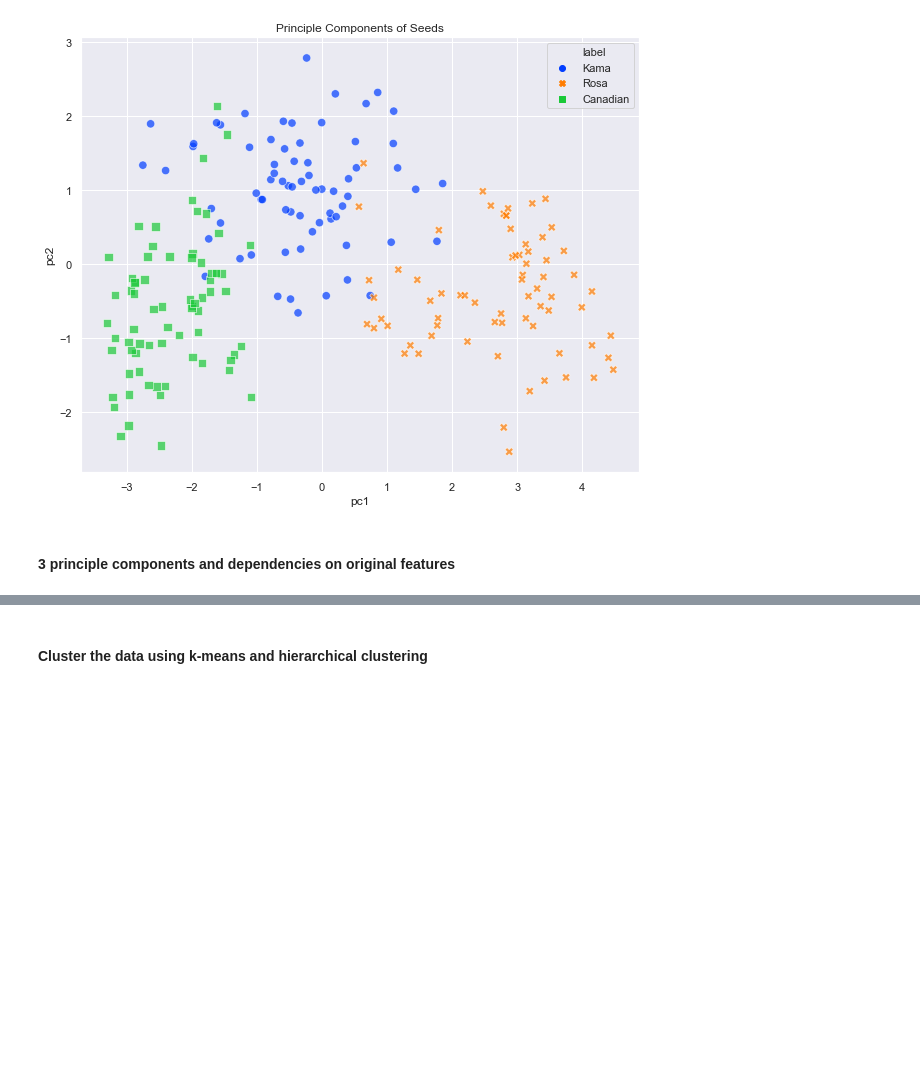
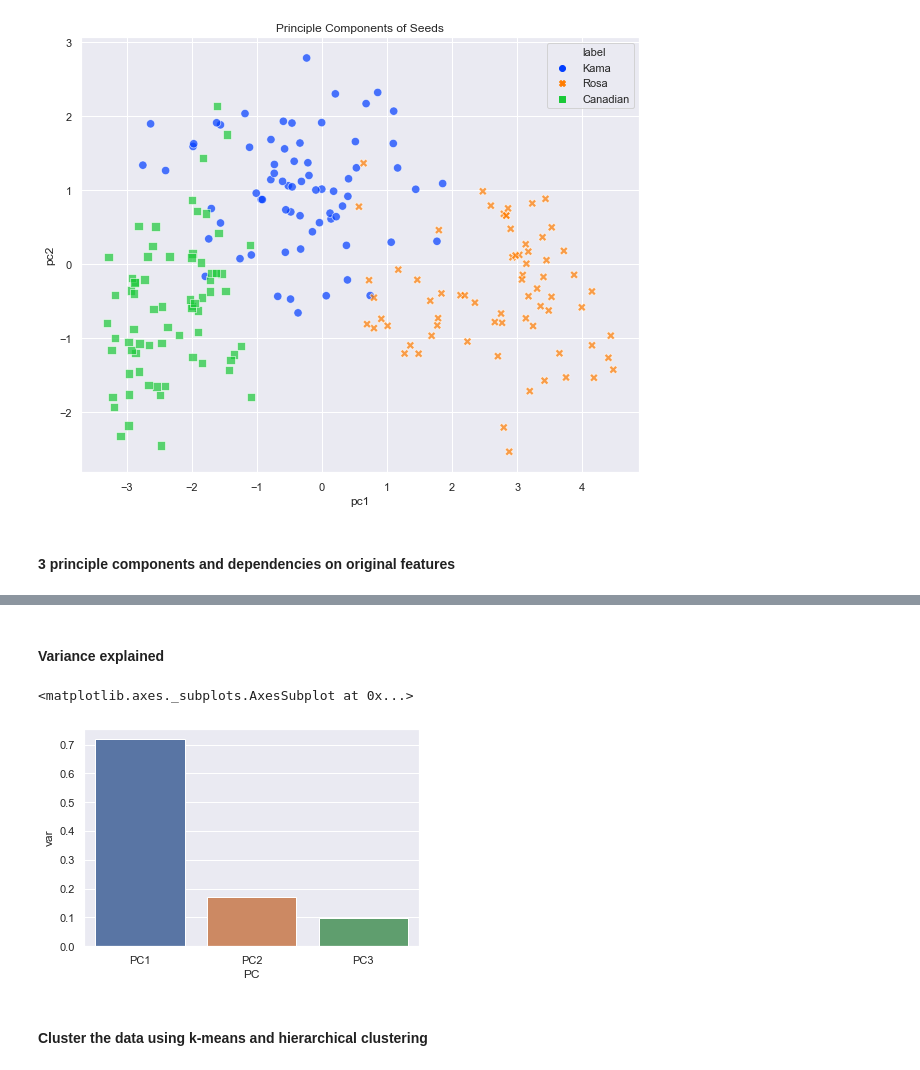
Before and after one commit to christinalchang/ucdavis-sta160, a Jupyter notebook: seeds.ipynb, the cells around one changed output, grey strips where cells are left out. Saved outputs shown, nothing was run; the diff lists cells and outputs as text; code cells hidden in the pictures; blank space fills up the shorter version.

```diff
--- a/seeds.ipynb
+++ b/seeds.ipynb
@@ -102,3 +103,12 @@ plt.show()
+# %% [markdown]
+#### Variance explained
+# %%
+pca_df = pd.DataFrame({'var':pca.explained_variance_ratio_,
+             'PC':['PC1','PC2','PC3']})
+sns.barplot(x='PC',y='var', data=pca_df)
+# %% [output]
+<matplotlib.axes._subplots.AxesSubplot at 0x...>
+[figure, added]
 # %% [markdown]
 #### Cluster the data using k-means and hierarchical clustering
 # %% [markdown]
```
Also changed, not shown: parts of 2 cells of this notebook.
